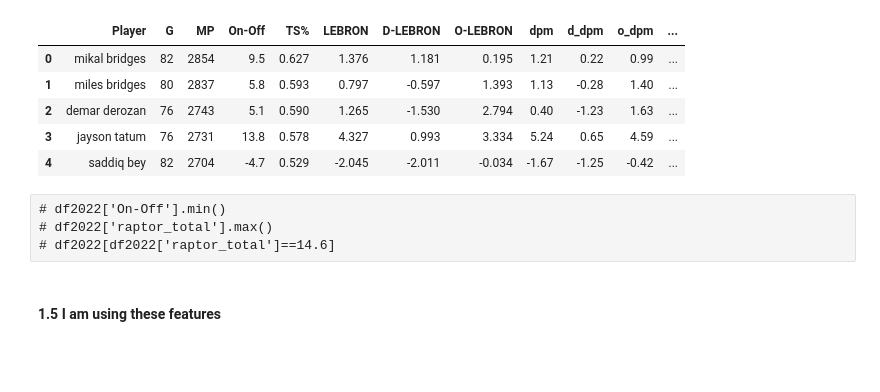
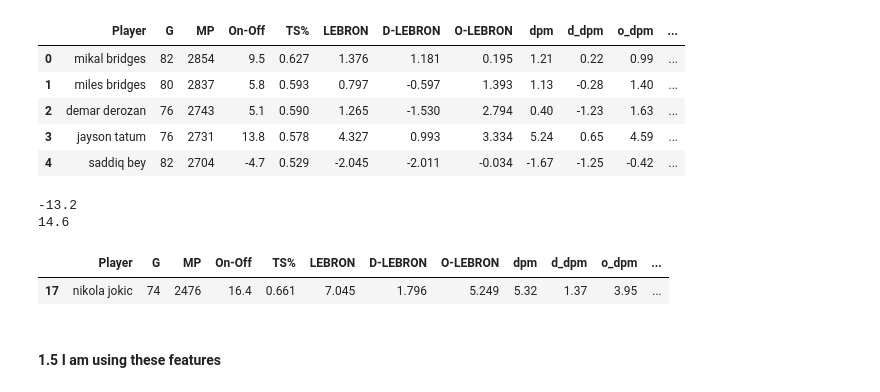
Before and after one commit to COGS108/Group135_WI26, a Jupyter notebook: analysis.ipynb, the cells around one changed output. Saved outputs shown, nothing was run; the diff lists cells and outputs as text; code cells hidden in the pictures; blank space fills up the shorter version.

```diff
--- a/analysis.ipynb
+++ b/analysis.ipynb
@@ -27,10 +27,15 @@ df2022.head()
 | 2 | demar derozan | 76 | 2743 | 5.1 | 0.590 | 1.265 | -1.530 | 2.794 | 0.40 | -1.23 | 1.63 | ... |
 | 3 | jayson tatum | 76 | 2731 | 13.8 | 0.578 | 4.327 | 0.993 | 3.334 | 5.24 | 0.65 | 4.59 | ... |
 | 4 | saddiq bey | 82 | 2704 | -4.7 | 0.529 | -2.045 | -2.011 | -0.034 | -1.67 | -1.25 | -0.42 | ... |
-# %% [raw]
-# df2022['On-Off'].min()
-# df2022['raptor_total'].max()
-# df2022[df2022['raptor_total']==14.6]
+# %%
+print(df2022['On-Off'].min())
+print(df2022['raptor_total'].max())
+df2022[df2022['raptor_total']==14.6]
+# %% [output]
+-13.2
+14.6
+|  | Player | G | MP | On-Off | TS% | LEBRON | D-LEBRON | O-LEBRON | dpm | d_dpm | o_dpm | ... |
+| 17 | nikola jokic | 74 | 2476 | 16.4 | 0.661 | 7.045 | 1.796 | 5.249 | 5.32 | 1.37 | 3.95 | ... |
 # %%
 features = df2022.columns
 features = features.tolist()
```
Also changed, not shown: 1 other file.
